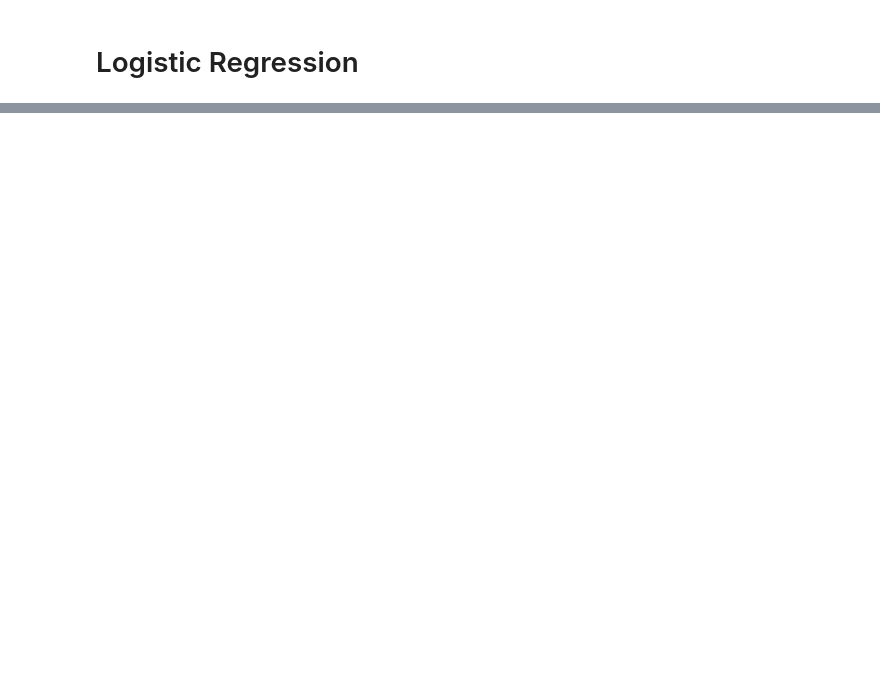
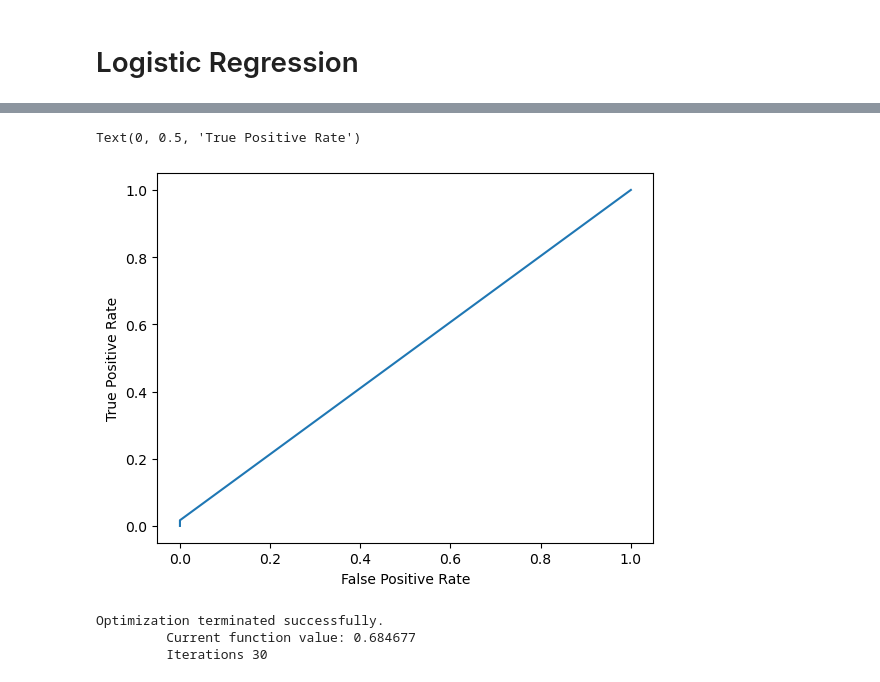
Before and after one commit to Jagodno/Pre-selection-Assignment, a Jupyter notebook: jupyter_notebooks/logistic_regression.ipynb, the cells around one changed output, grey strips where cells are left out. Drawn from its saved outputs; the diff is of its cells as text; code cells hidden in the pictures; blank space fills up the shorter version.

```diff
--- a/jupyter_notebooks/logistic_regression.ipynb
+++ b/jupyter_notebooks/logistic_regression.ipynb
@@ -13,0 +130,3 @@ ModuleNotFoundError: No module named 'statsmodels'
+# %%
+property_credit_data = train_data.drop(['loan_purpose_1_0', 'loan_purpose_1_1', 'loan_purpose_3.0', 'Value of the goods'], axis=1)
+property_credit_data_val = val_data.drop(['loan_purpose_1_0', 'loan_purpose_1_1', 'loan_purpose_3.0', 'Value of the goods'], axis=1)
@@ -13,0 +158,14 @@ ModuleNotFoundError: No module named 'statsmodels'
+# %%
+fpr, tpr, thresholds = roc_curve(y_val, y_pred)
+plt.plot(fpr, tpr)
+plt.xlabel('False Positive Rate')
+plt.ylabel('True Positive Rate')
+# %% [output]
+Text(0, 0.5, 'True Positive Rate')
+[figure, added]
+# %%
+log_reg = sm.Logit(y_train, X_train_scaled).fit()
+# %% [output]
+Optimization terminated successfully.
+         Current function value: 0.684677
+         Iterations 30
```
Also changed, not shown: parts of 28 cells of this notebook, 2 other files.
